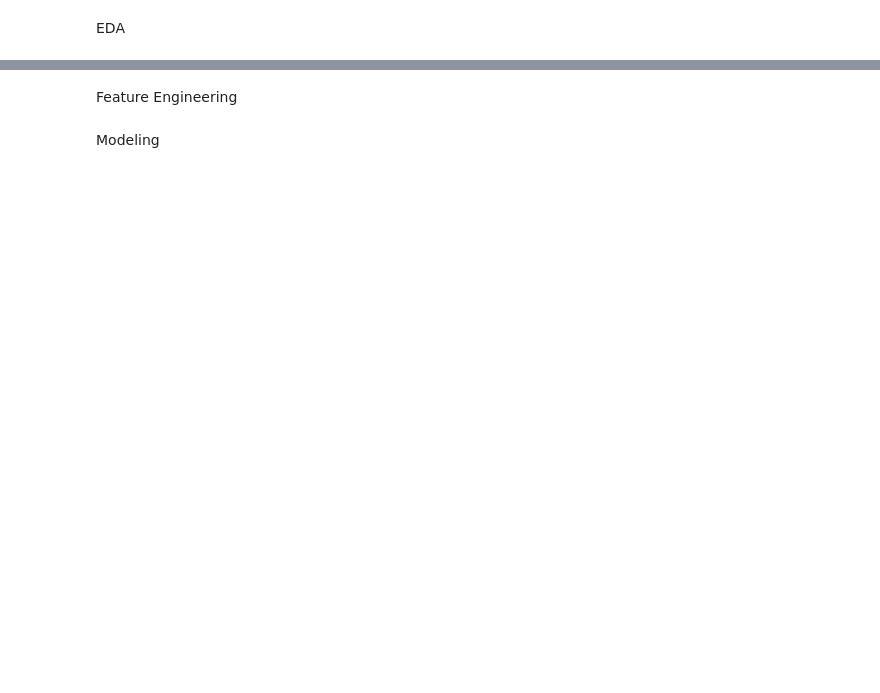
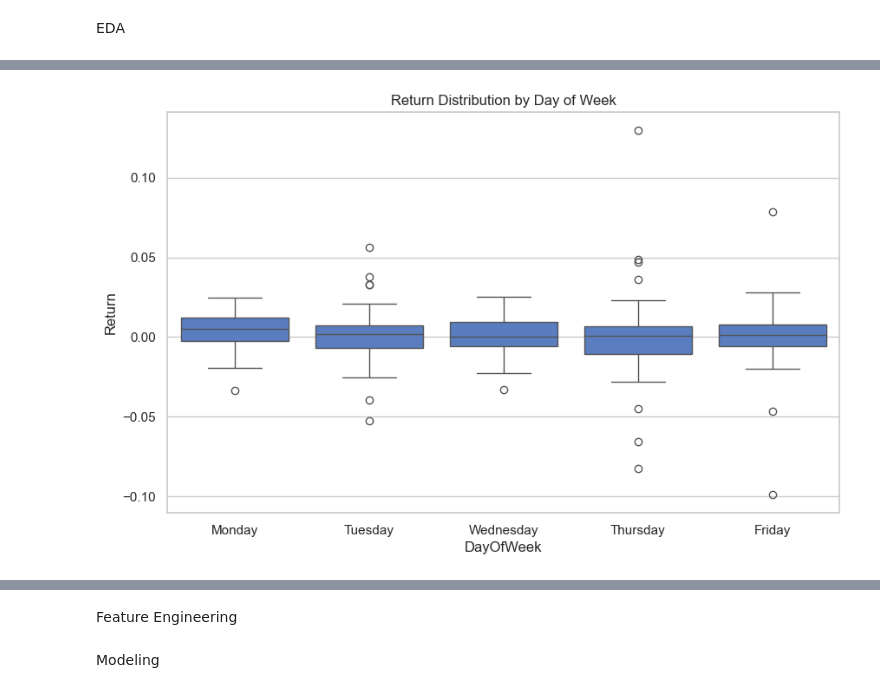
Before and after one commit to maddwillson/dsci510_fall2025_final_project, a Jupyter notebook: src/results.ipynb, the cells around one changed output, grey strips where cells are left out. Saved outputs shown, nothing was run; the diff lists cells and outputs as text; code cells hidden in the pictures; blank space fills up the shorter version.

```diff
--- a/src/results.ipynb
+++ b/src/results.ipynb
@@ -127,0 +136,11 @@ plt.show()
+# %%
+# Day of the Week
+
+plt.figure(figsize=(10,6))
+sns.boxplot(x='DayOfWeek', y='Return', data=df,
+            order=['Monday','Tuesday','Wednesday','Thursday','Friday'])
+plt.title("Return Distribution by Day of Week")
+plt.show()
+plt.close()
+# %% [output]
+[figure, added]
```
Also changed, not shown: parts of 10 cells of this notebook, 1 other file.
